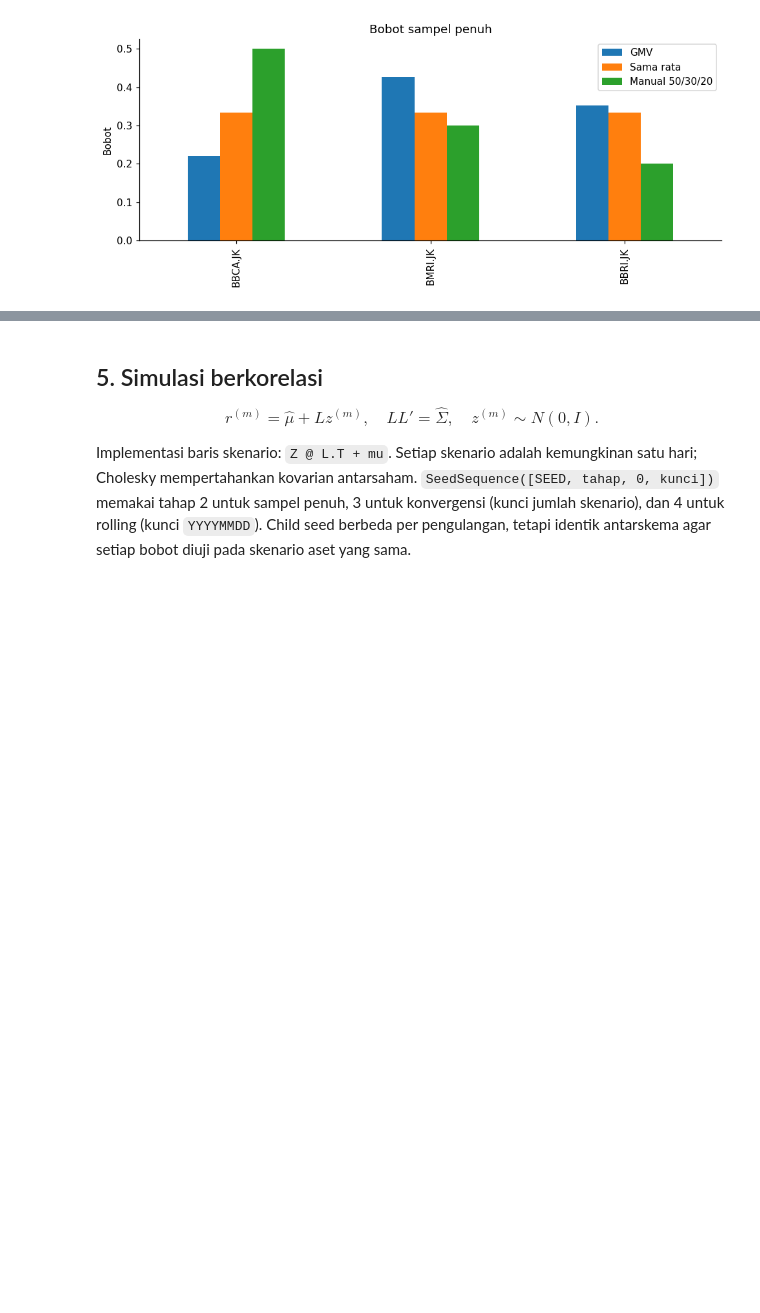
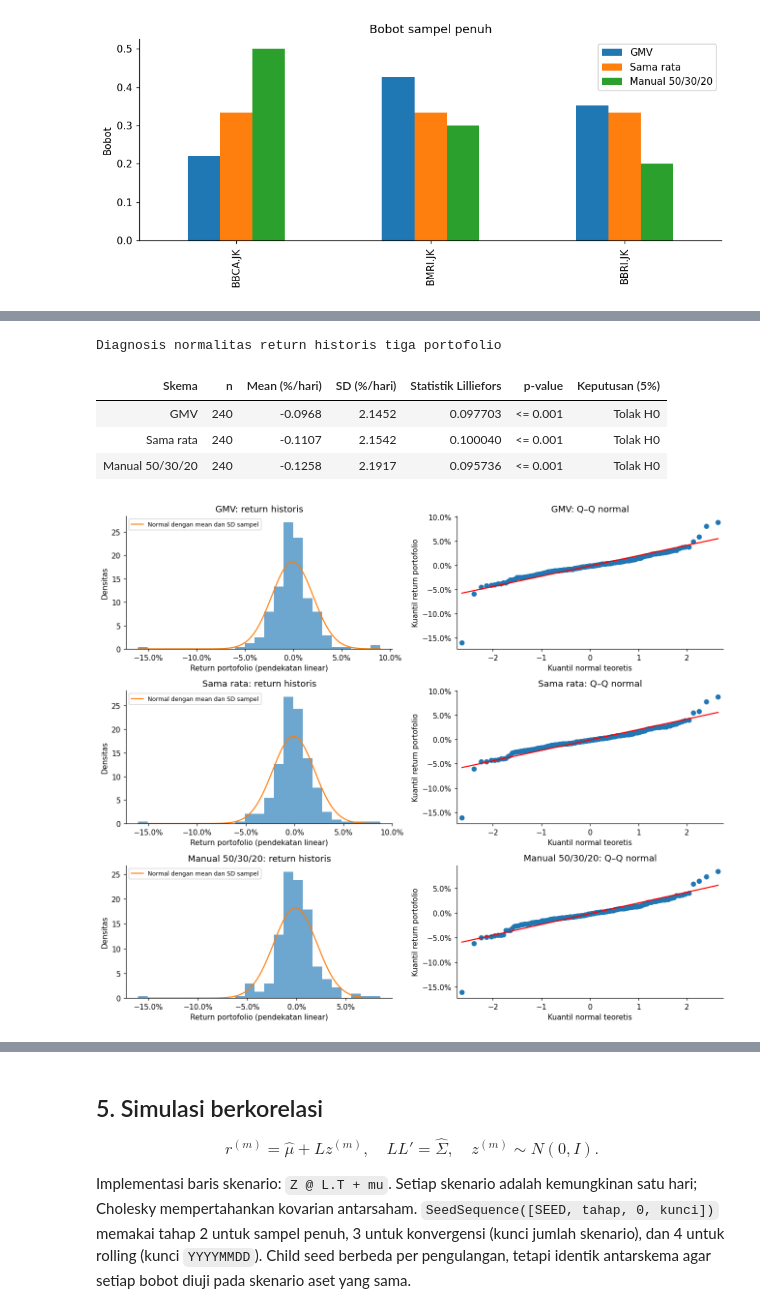
Before and after one commit to wildanjr19/manajemen-resiko, a Jupyter notebook: notebooks/replikasi_var_cvar_artikel_3_pembobotan.ipynb, the cells around one changed output, grey strips where cells are left out. Saved outputs shown, nothing was run; the diff lists cells and outputs as text; code cells hidden in the pictures; blank space fills up the shorter version.

```diff
--- a/notebooks/replikasi_var_cvar_artikel_3_pembobotan.ipynb
+++ b/notebooks/replikasi_var_cvar_artikel_3_pembobotan.ipynb
@@ -479,0 +505,60 @@ Tabel 2. Bobot dan karakteristik tiga portofolio
+# %%
+portfolio_returns = pd.DataFrame({
+    scheme: returns.to_numpy() @ model['weights']
+    for scheme, model in models.items()
+}, index=returns.index)
+portfolio_returns.to_csv(PROCESSED_DIR / 'return_portofolio.csv',
+                         index_label='date', float_format='%.17g')
+
+portfolio_normality_rows = []
+for scheme in SCHEMES:
+    series = portfolio_returns[scheme]
+    statistic, p_value = lilliefors(series, dist='norm', pvalmethod='table')
+    p_label = (f'<= {p_value:.3f}' if p_value <= 0.001
+               else f'>= {p_value:.3f}' if p_value >= 0.990 else f'{p_value:.6f}')
+    portfolio_normality_rows.append({
+        'skema': scheme, 'n': len(series), 'mean': series.mean(),
+        'sd': series.std(ddof=1), 'D': statistic, 'p_value_table': p_value,
+        'p_value_tampil': p_label,
+        'keputusan_5pct': 'Tolak H0' if p_value < ALPHA else 'Tidak menolak H0',
+    })
+portfolio_normality_table = pd.DataFrame(portfolio_normality_rows)
+portfolio_normality_table.to_csv(TABLE_DIR / 'uji_normalitas_portofolio.csv',
+                                  index=False, float_format='%.17g')
+
+portfolio_normality_display = portfolio_normality_table.drop(columns='p_value_table').copy()
+portfolio_normality_display[['mean', 'sd']] *= 100
+portfolio_normality_display.columns = [
+    'Skema', 'n', 'Mean (%/hari)', 'SD (%/hari)', 'Statistik Lilliefors',
+    'p-value', 'Keputusan (5%)',
+]
+save_article_table(portfolio_normality_display, 'tabel_normalitas_portofolio',
+                   'Diagnosis normalitas return historis tiga portofolio', {
+                       'n': '{:.0f}', 'Mean (%/hari)': '{:.4f}',
+                       'SD (%/hari)': '{:.4f}', 'Statistik Lilliefors': '{:.6f}',
+                   })
+
+fig, axes = plt.subplots(len(SCHEMES), 2, figsize=(12, 10), squeeze=False)
+for row, scheme in enumerate(SCHEMES):
+    series = portfolio_returns[scheme]
+    axes[row, 0].hist(series, bins=25, density=True, alpha=0.65)
+    grid = np.linspace(series.min(), series.max(), 300)
+    axes[row, 0].plot(grid, norm.pdf(grid, series.mean(), series.std(ddof=1)),
+                      label='Normal dengan mean dan SD sampel')
+    axes[row, 0].set(title=f'{scheme}: return historis',
+                     xlabel='Return portofolio (pendekatan linear)', ylabel='Densitas')
+    axes[row, 0].xaxis.set_major_formatter(PercentFormatter(1))
+    axes[row, 0].legend(fontsize=8)
+    qqplot(series, line='s', ax=axes[row, 1])
+    axes[row, 1].set(title=f'{scheme}: Q–Q normal',
+                     xlabel='Kuantil normal teoretis', ylabel='Kuantil return portofolio')
+    axes[row, 1].yaxis.set_major_formatter(PercentFormatter(1))
+fig.tight_layout()
+save_figure(fig, 'normalitas_portofolio.png')
+# %% [output]
+Diagnosis normalitas return historis tiga portofolio
+| Skema | n | Mean (%/hari) | SD (%/hari) | Statistik Lilliefors | p-value | Keputusan (5%) |
+| GMV | 240 | -0.0968 | 2.1452 | 0.097703 | <= 0.001 | Tolak H0 |
+| Sama rata | 240 | -0.1107 | 2.1542 | 0.100040 | <= 0.001 | Tolak H0 |
+| Manual 50/30/20 | 240 | -0.1258 | 2.1917 | 0.095736 | <= 0.001 | Tolak H0 |
+[figure, added]
```
Also changed, not shown: parts of 13 cells of this notebook, 8 other files.
